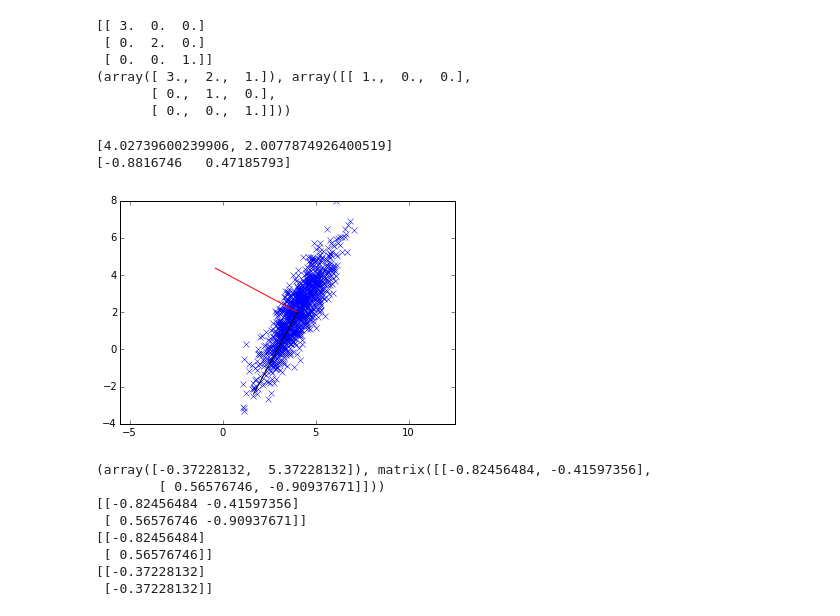
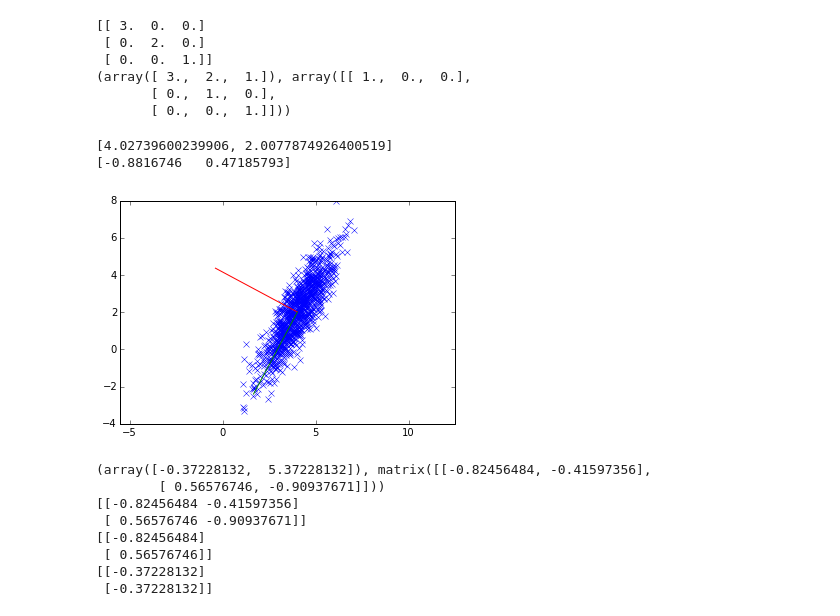
Before and after one commit to peteflorence/MachineLearning6.867, a Jupyter notebook: Homework0.ipynb, the cells around one changed output. Saved outputs shown, nothing was run; the diff lists cells and outputs as text; code cells hidden in the pictures.

```diff
--- a/Homework0.ipynb
+++ b/Homework0.ipynb
@@ -482,18 +490,18 @@ print np.linalg.eig(A)
 # %%
 plt.plot(x,y,'x'); plt.axis('equal');
 mean = [meanx, meany]
 print mean
 print eigvec1
 eigend1 = mean + eigvec1*5
 eigend2 = mean + eigvec2*5
 plt.plot([mean[0],eigend1[0]],[mean[1],eigend1[1]], color = 'red')
-plt.plot([mean[0],eigend2[0]],[mean[1],eigend2[1]], color = 'black')
+plt.plot([mean[0],eigend2[0]],[mean[1],eigend2[1]], color = 'green')
 
 plt.show()
 # %% [output]
 [4.02739600239906, 2.0077874926400519]
 [-0.8816746   0.47185793]
-[figure, old version]
+[figure, new version]
 # %%
 import numpy as np
 
```
Also changed, not shown: parts of 1 cell of this notebook, 2 other files.
